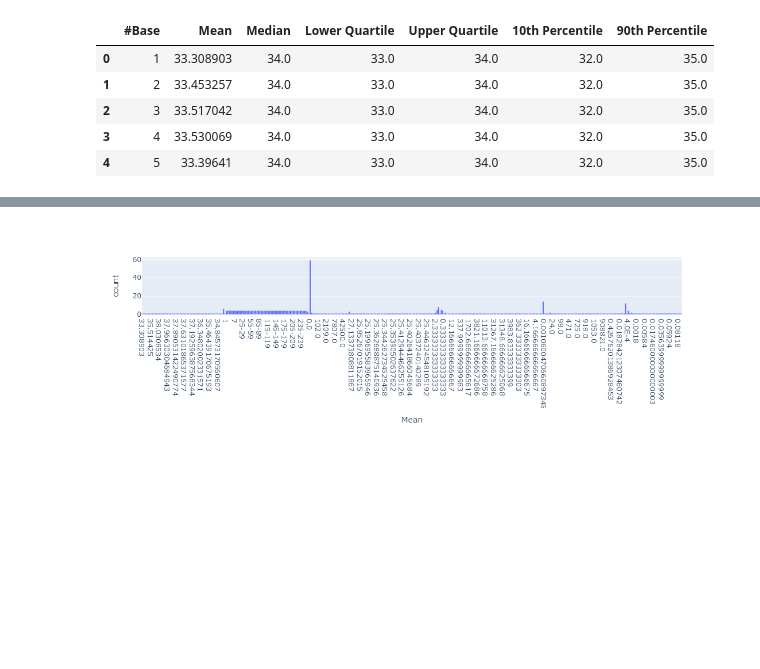
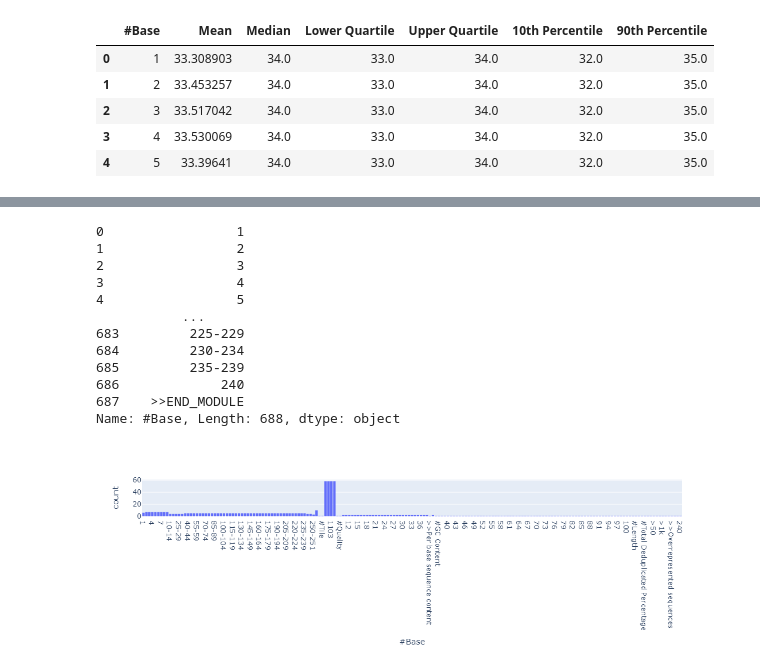
Before and after one commit to chloea31/personal_project, a Jupyter notebook: notebooks/unicycler/Unicycler_analysis.ipynb, the cells around one changed output, grey strips where cells are left out. Cells and saved outputs as stored; diff of their text form; code cells hidden in the pictures; blank space fills up the shorter version.

```diff
--- a/notebooks/unicycler/Unicycler_analysis.ipynb
+++ b/notebooks/unicycler/Unicycler_analysis.ipynb
@@ -30,5 +66,27 @@ memory usage: 37.8+ KB
 # %%
-fig = px.histogram(illumina_f, x = "Mean")
-fig.show()
+# Parsing the file
+# def parsing_file(file):
+#     file2 = file.loc[">>END_MODULE":, :]
+#     #print("============================")
+#     print(file2)
+#     return file2
+# parsing_file(illumina_f)
+illumina_f["#Base"]
 # %% [output]
-[figure, removed]
+0                 1
+1                 2
+2                 3
+3                 4
+4                 5
+           ...
+683         225-229
+684         230-234
+685         235-239
+686             240
+687    >>END_MODULE
+Name: #Base, Length: 688, dtype: object
+# %%
+fig = px.histogram(illumina_f["#Base"], x = "#Base")
+fig.show()
+# %% [output]
+[figure, added]
```
Also changed, not shown: parts of 3 cells of this notebook.
